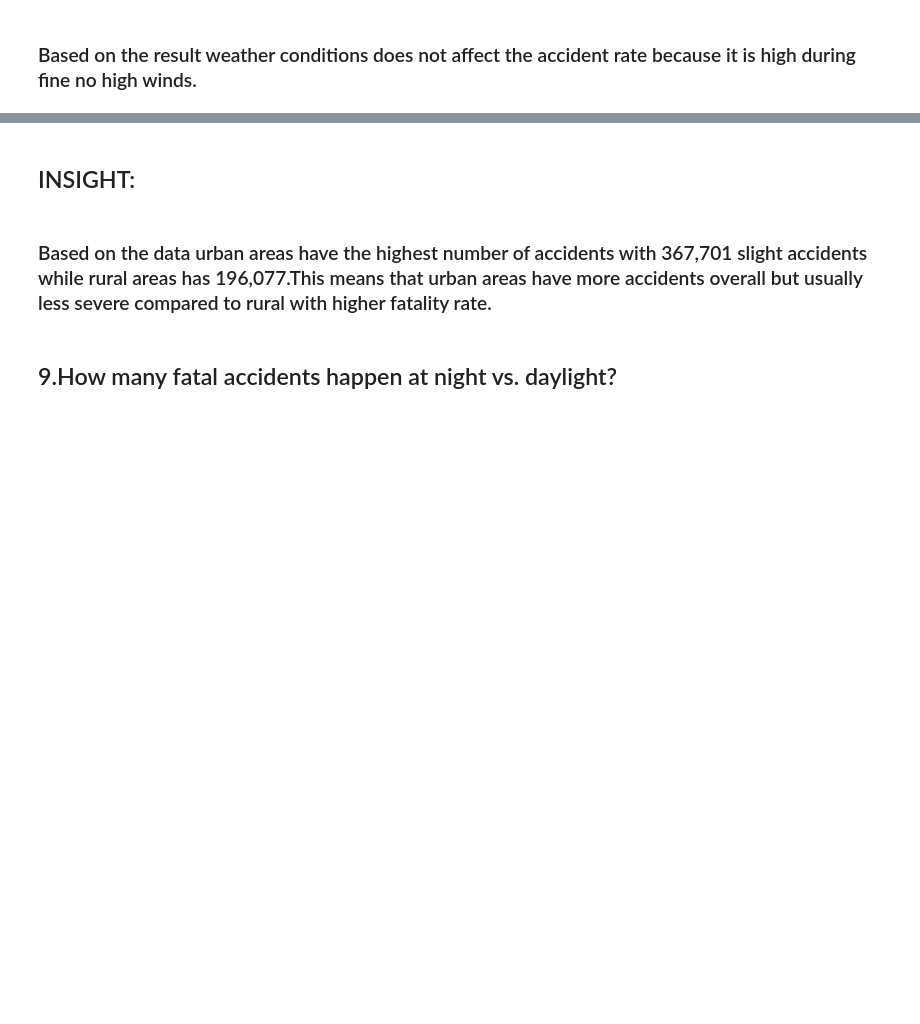
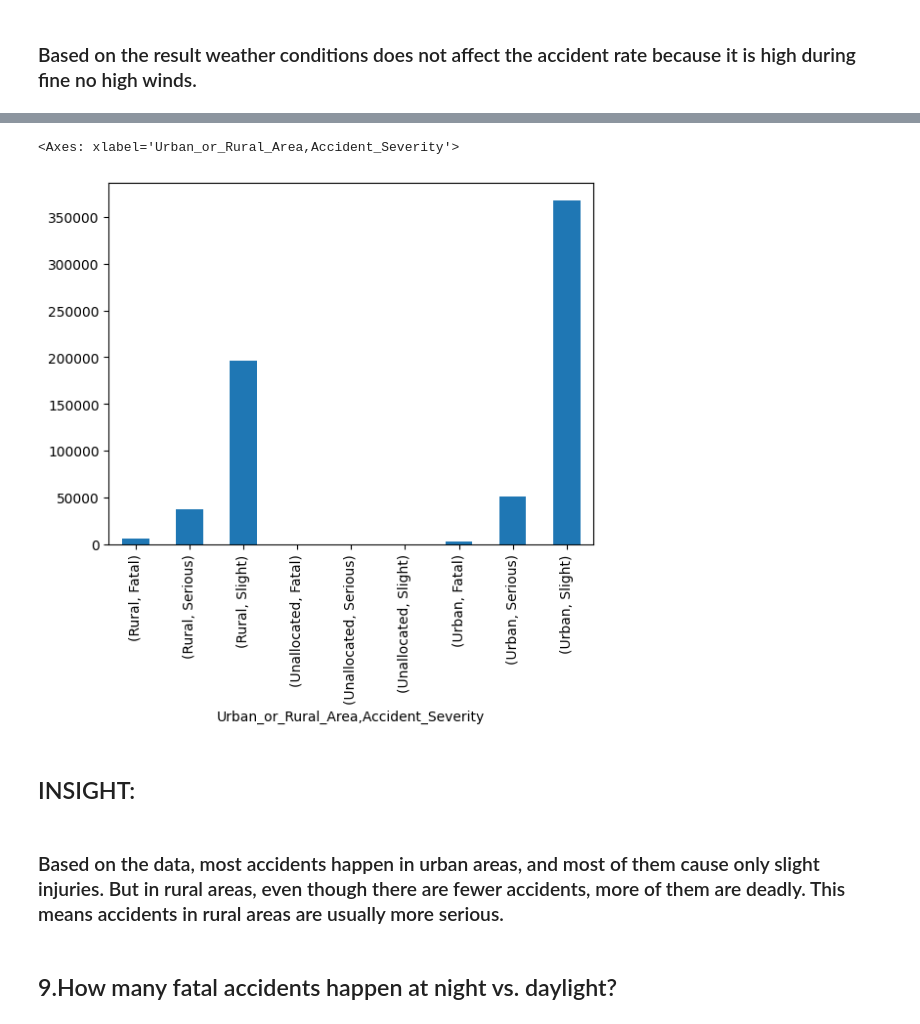
Before and after one commit to ShrlnH/ELEC303-DATA-ANALYTICS-HABITO, a Jupyter notebook: ELEC03-3A/Activity2.ipynb, the cells around one changed output, grey strips where cells are left out. Drawn from its saved outputs; the diff is of its cells as text; code cells hidden in the pictures; blank space fills up the shorter version.

```diff
--- a/ELEC03-3A/Activity2.ipynb
+++ b/ELEC03-3A/Activity2.ipynb
@@ -92,0 +132,8 @@ array(['Serious', 'Slight', 'Fatal'], dtype=object)
+# %%
+accident['Light_Conditions'] = accident['Light_Conditions'].astype('category')
+accident['District Area'] = accident['District Area'].astype('category')
+accident['Road_Surface_Conditions'] = accident['Road_Surface_Conditions'].astype('category')
+accident['Road_Type'] = accident['Road_Type'].astype('category')
+accident['Urban_or_Rural_Area'] = accident['Urban_or_Rural_Area'].astype('category')
+accident['Weather_Conditions'] = accident['Weather_Conditions'].astype('category')
+accident['Vehicle_Type'] = accident['Vehicle_Type'].astype('category')
@@ -92,0 +162,11 @@ array(['Serious', 'Slight', 'Fatal'], dtype=object)
+# %%
+accident['Accident Date'] = accident['Accident Date'].str.strip()
+accident['Accident Date'] = accident['Accident Date'].astype('str')
+accident['Accident Date'] = accident['Accident Date'].str.replace('/', '-')
+# %%
+accident['Accident Date'] = pd.to_datetime(accident['Accident Date'], dayfirst = True, errors= 'coerce')
+# %%
+accident['Year'] = accident['Accident Date'].dt.year
+accident['Month'] = accident['Accident Date'].dt.month
+accident['Day'] = accident['Accident Date'].dt.day
+accident['DayOfWeek'] = accident['Accident Date'].dt.dayofweek
@@ -236,8 +361,13 @@ Urban                Fatal                  3060
 dtype: int64
+# %%
+accident.groupby(['Urban_or_Rural_Area','Accident_Severity']).size().plot(kind = 'bar')
+# %% [output]
+<Axes: xlabel='Urban_or_Rural_Area,Accident_Severity'>
+[figure, added]
 # %% [markdown]
 <h2>INSIGHT:</h2>
 # %% [markdown]
-<h3>Based on the data urban areas have the highest number of accidents with 367,701 slight accidents while rural areas has 196,077.This means that urban areas have more accidents overall but usually less severe compared to rural with higher fatality rate.</h3>
+<h3>Based on the data, most accidents happen in urban areas, and most of them cause only slight injuries. But in rural areas, even though there are fewer accidents, more of them are deadly. This means accidents in rural areas are usually more serious.</h3>
 # %% [markdown]
 <h2>9.How many fatal accidents happen at night vs. daylight?</h2>
 # %%
```
Also changed, not shown: parts of 98 cells of this notebook, 1 other file.
